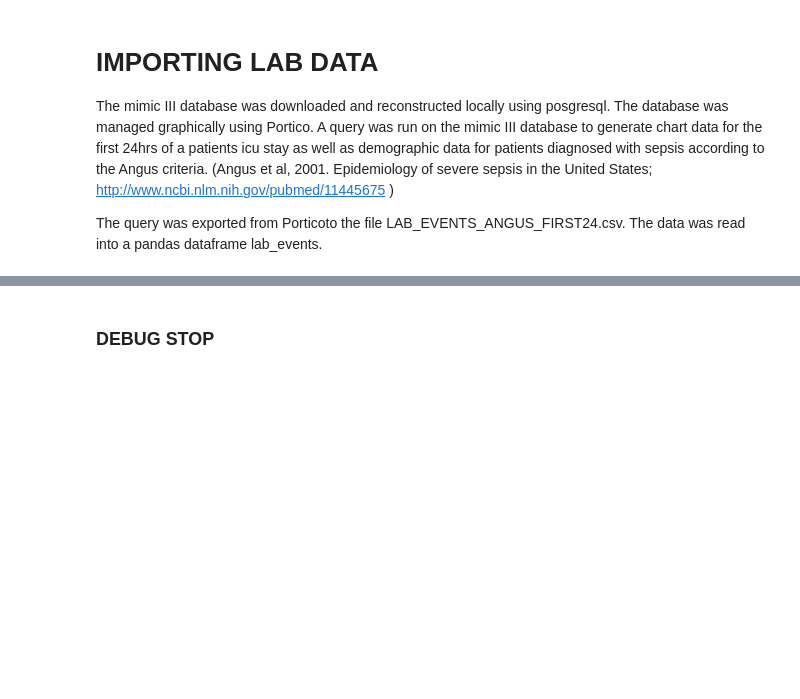
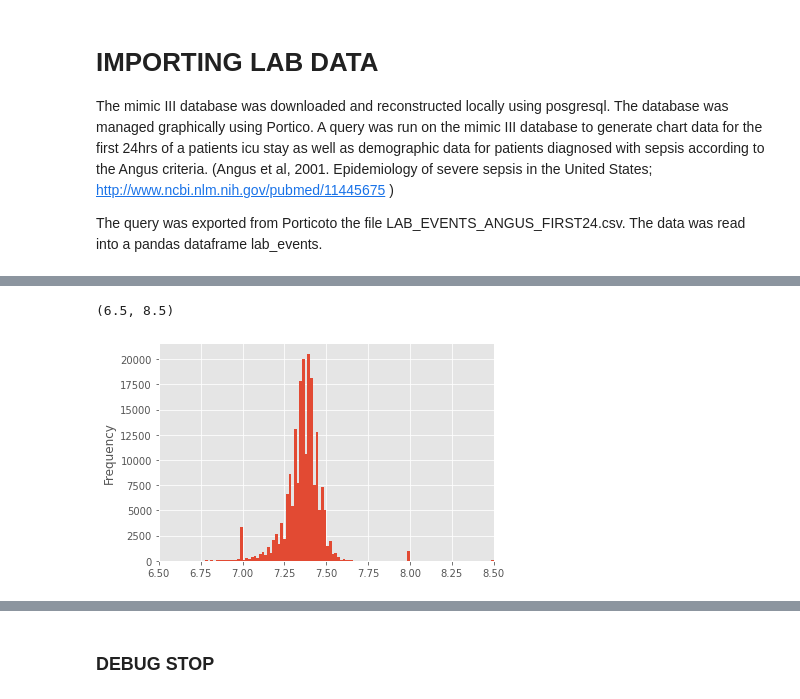
Before and after one commit to RJBeetel3/icu-data-exploration, a Jupyter notebook: icu_mortality_prediction/icu_mortality_prediction/notebooks/LABEVENTS_FIRST24.ipynb, the cells around one changed output, grey strips where cells are left out. Cells and saved outputs as stored; diff of their text form; code cells hidden in the pictures; blank space fills up the shorter version.

```diff
--- a/icu_mortality_prediction/icu_mortality_prediction/notebooks/LABEVENTS_FIRST24.ipynb
+++ b/icu_mortality_prediction/icu_mortality_prediction/notebooks/LABEVENTS_FIRST24.ipynb
@@ -122,0 +292,10 @@ test_merged_pivot_df.head()
+# %%
+pH_values_series.plot.hist(
+                        bins=500,
+                        alpha=1.0,
+                        label='pH',
+)
+plt.xlim(6.5,8.5)
+# %% [output]
+(6.5, 8.5)
+[figure, added]
```
Also changed, not shown: parts of 88 cells of this notebook.
